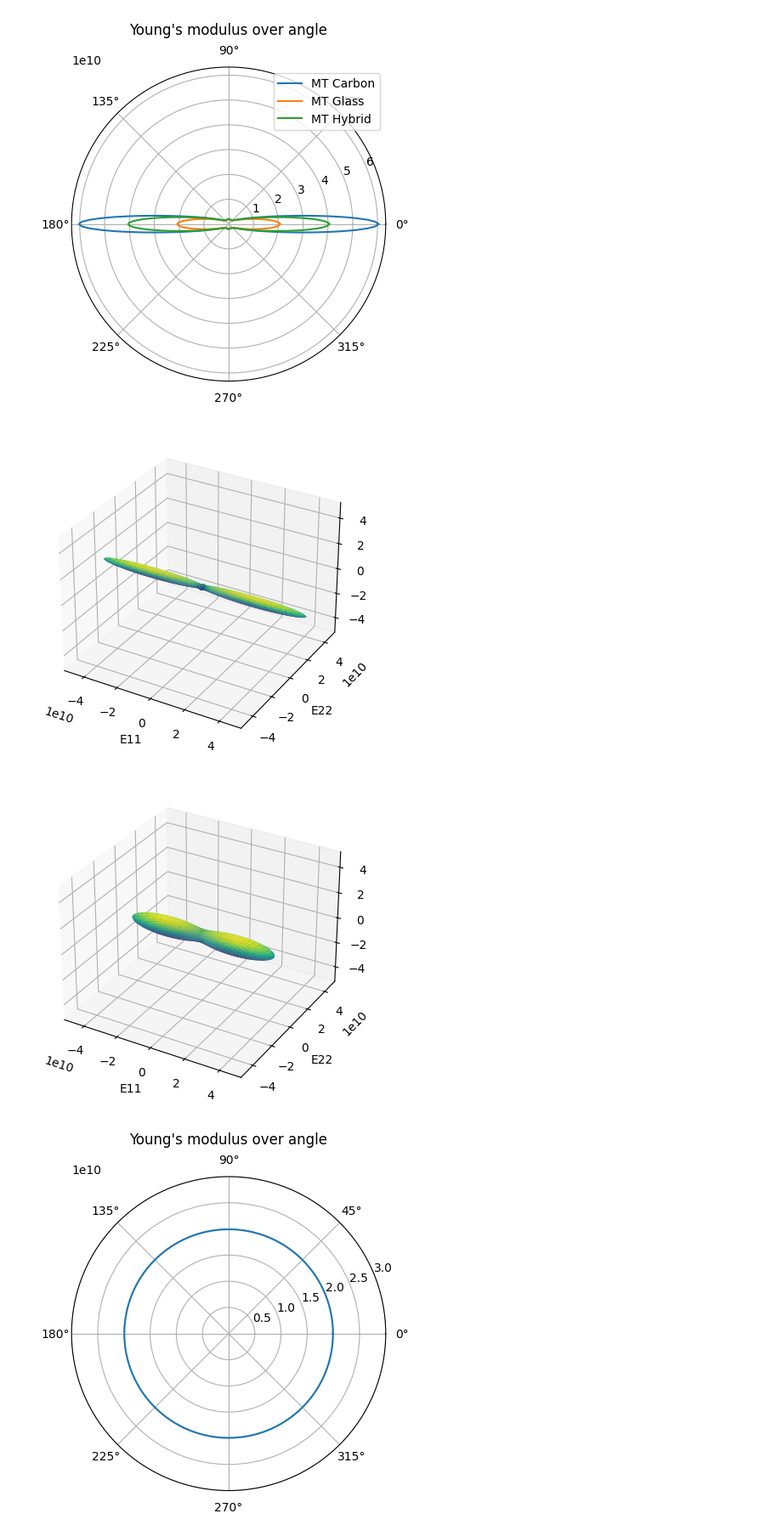
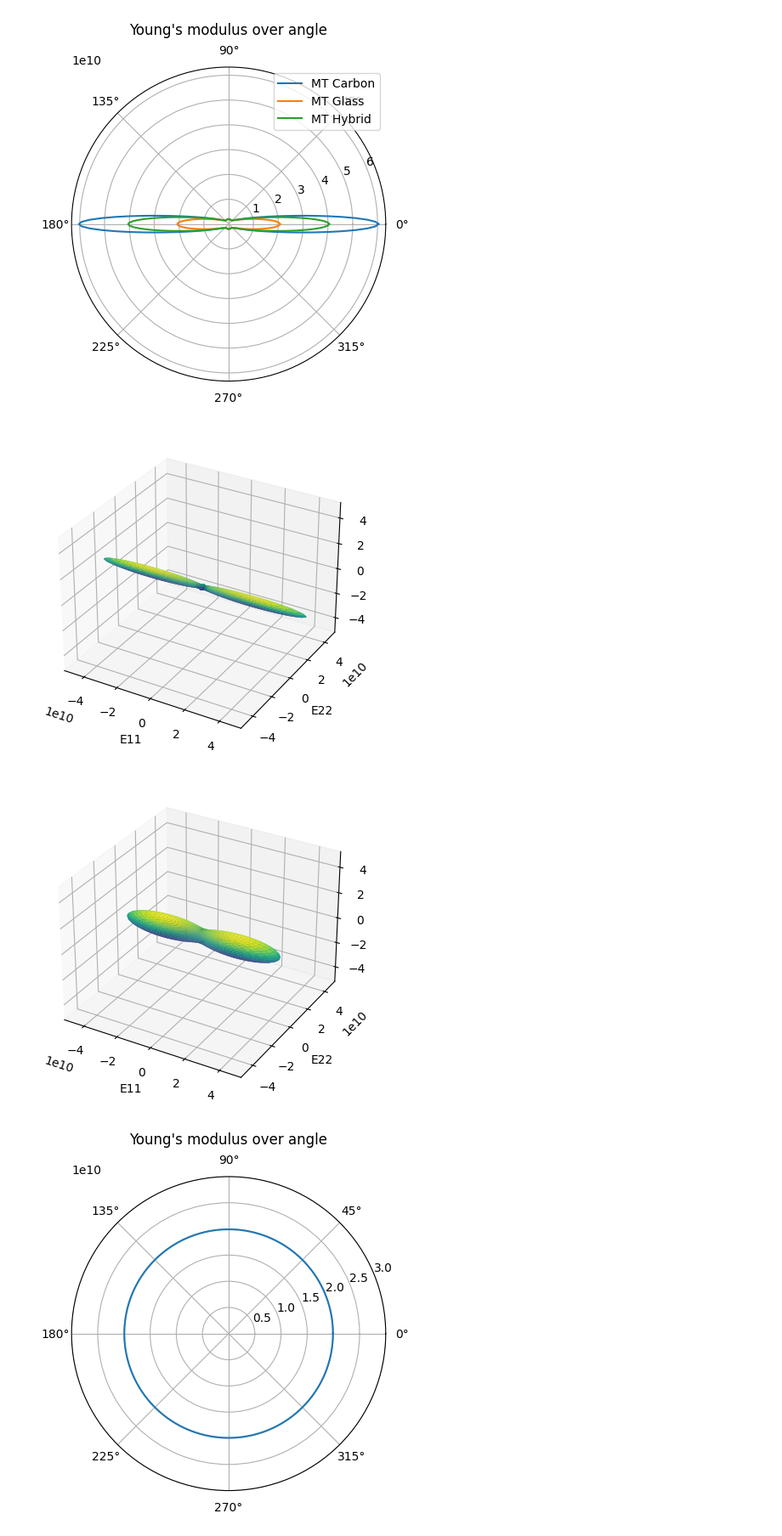
Before and after one commit to Extraweich/homopy, a Jupyter notebook: examples/MT_HT_plot.ipynb, the cells around one changed output. Shown: that part at 85% size. Saved outputs shown, nothing was run; the diff lists cells and outputs as text; code cells hidden in the pictures.

```diff
--- a/examples/MT_HT_plot.ipynb
+++ b/examples/MT_HT_plot.ipynb
@@ -44,34 +46,34 @@ plotter.polar_plot(
 # %%
 # Orientation averaging (install fiberoripy through "python3 -m pip install fiberoripy"
 # or use your own orientation tensor of 2nd and 4th order)
 from fiberoripy.closures import (
         IBOF_closure,
         compute_closure,
         hybrid_closure,
         linear_closure,
         quadratic_closure,
     )
 
 # define arbitrary orientation tensor of 2nd order
 N2 = np.zeros((3,3))
 N2[0, 0] = 26 / 32
 N2[1, 1] = 3 / 32
 N2[2, 2] = 3 / 32
 
 # use closure to estimate orientation tensor of 4th order
 N4 = IBOF_closure(N2) # IBOF_closure is recommended by the authors
 
 # calculate average Mori-Tanaka stiffness and compliance
-c_eff_carbon_ave = mt_carbon.get_average_stiffness(N2, N4)
+c_eff_carbon_ave = mt_carbon.get_average_stiffness(N4)
 s_eff_carbon_ave = np.linalg.inv(c_eff_carbon_ave)
 
 # plot stiffness body of UD reinforcement...
 plotter.plot_E_body(s_eff_carbon, 400, 200, [5e10,5e10,5e10], rcount=500, ccount=500) # rcount and ccount should be larger than default
 # and averaged reinforcement
 plotter.plot_E_body(s_eff_carbon_ave, 400, 200, [5e10,5e10,5e10], rcount=200, ccount=200)
 # %% [output]
 [figure]
-[figure, old version]
+[figure, new version]
 # %%
 # Halpin-Tsai
 
```
Also changed, not shown: parts of 1 cell of this notebook, 1 other file.
